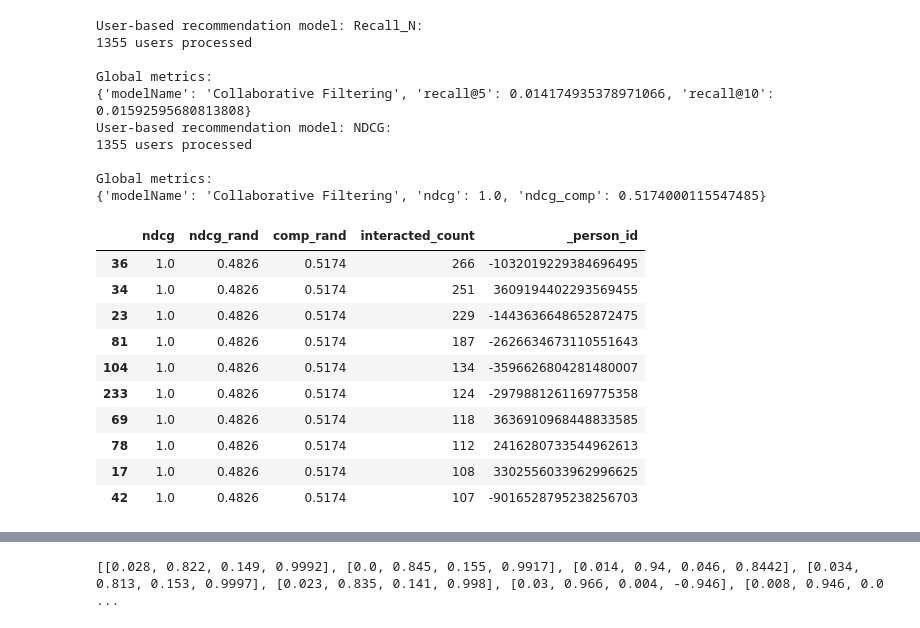
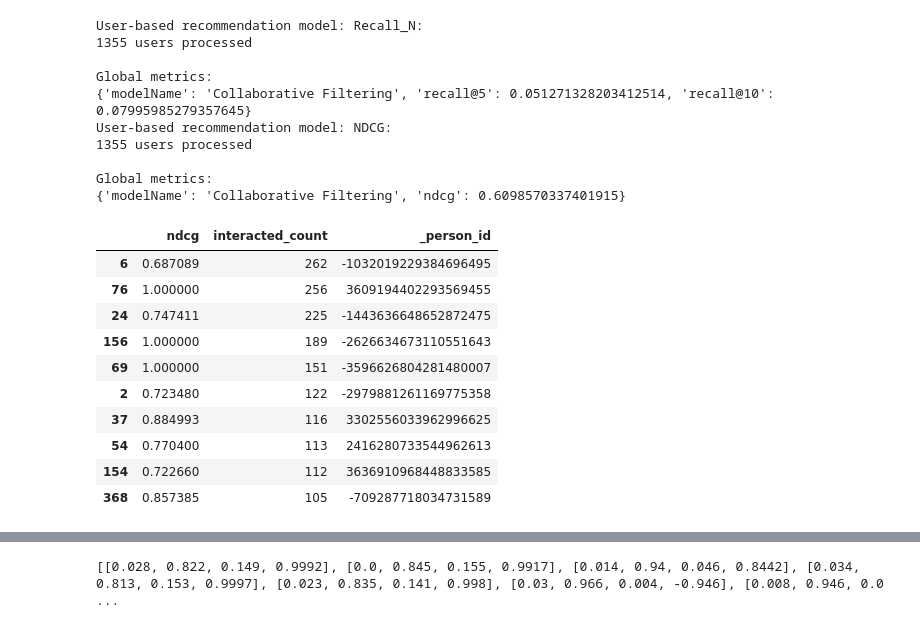
Before and after one commit to MK473203/NLP_project_35, a Jupyter notebook: project.ipynb, the cells around one changed output, grey strips where cells are left out. Cells and saved outputs as stored; diff of their text form; code cells hidden in the pictures.

```diff
--- a/project.ipynb
+++ b/project.ipynb
@@ -363,4 +251,7 @@ item_recommender_model.recommend_items(-9016528795238256703)
 # %%
+#2–3
+#Recall@N implementation is based on Kaggle Recommendation systems 101
+
 class Recall_n:
 
     def get_items_interacted(self, person_id, interactions_dat):
@@ -401,12 +292,13 @@ class Recall_n:
 
         hits_at_5_count = 0
         hits_at_10_count = 0
+        hits_at_30_count = 0
         #For each item the user has interacted in test set
         for item_id in person_interacted_items_testset:
             #Getting a random sample (100) items the user has not interacted
             #(to represent items that are assumed to be no relevant to the user)
             non_interacted_items_sample = self.get_not_interacted_items_sample(person_id,
-                                                                          sample_size=101,
+                                                                          sample_size=100,
                                                                           seed=item_id%(2**32))
 
             #Combining the current interacted item with the 100 random items
@@ -415,22 +307,28 @@ class Recall_n:
             #Filtering only recommendations that are either the interacted item or from a random sample of 100 non-interacted items
             valid_recs_df = person_recs_df[person_recs_df['contentId'].isin(items_to_filter_recs)]
             valid_recs = valid_recs_df['contentId'].values
+            #print(len(valid_recs))
+            #print(valid_recs)
             #Verifying if the current interacted item is among the Top-N recommended items
             hit_at_5, index_at_5 = self._verify_hit_top_n(item_id, valid_recs, 5)
             hits_at_5_count += hit_at_5
             hit_at_10, index_at_10 = self._verify_hit_top_n(item_id, valid_recs, 10)
             hits_at_10_count += hit_at_10
+            hit_at_30, index_at_30 = self._verify_hit_top_n(item_id, valid_recs, 30)
+            hits_at_30_count += hit_at_30
 
         #Recall is the rate of the interacted items that are ranked among the Top-N recommended items,
         #when mixed with a set of non-relevant items
         recall_at_5 = hits_at_5_count / float(interacted_items_count_testset)
         recall_at_10 = hits_at_10_count / float(interacted_items_count_testset)
+        recall_at_30 = hits_at_10_count / float(interacted_items_count_testset)
 
         person_metrics = {'hits@5_count':hits_at_5_count,
                           'hits@10_count':hits_at_10_count,
                           'interacted_count': interacted_items_count_testset,
                           'recall@5': recall_at_5,
-                          'recall@10': recall_at_10}
+                          'recall@10': recall_at_10,
+                          'recall@30': recall_at_30}
         return person_metrics
 
     def evaluate_model(self, model):
@@ -614,32 +479,34 @@ Global metrics:
 # %%
+#3
+#Evaluating user-based
 print('User-based recommendation model: Recall_N:')
-pop_global_metrics, pop_detailed_results_df = recall_n_evaluator.evaluate_model(user_recommender_model)
-print('\nGlobal metrics:\n%s' % pop_global_metrics)
-pop_detailed_results_df.head(10)
+pop_global_metrics_user_recall, pop_detailed_results_df_user_recall = recall_n_evaluator.evaluate_model(user_recommender_model2)
+print('\nGlobal metrics:\n%s' % pop_global_metrics_user_recall)
+pop_detailed_results_df_user_recall.head(10)
 
 print('User-based recommendation model: NDCG:')
-pop_global_metrics, pop_detailed_results_df = recall_ndcg_evaluator.evaluate_model(user_recommender_model, k=101)
-print('\nGlobal metrics:\n%s' % pop_global_metrics)
-pop_detailed_results_df.head(10)
+pop_global_metrics_user_ndcg, pop_detailed_results_df_user_ndcg = recall_ndcg_evaluator.evaluate_model(user_recommender_model2, k=101)
+print('\nGlobal metrics:\n%s' % pop_global_metrics_user_ndcg)
+pop_detailed_results_df_user_ndcg.head(10)
 # %% [output]
 User-based recommendation model: Recall_N:
 1355 users processed
 
 Global metrics:
-{'modelName': 'Collaborative Filtering', 'recall@5': 0.014174935378971066, 'recall@10': 0.01592595680813808}
+{'modelName': 'Collaborative Filtering', 'recall@5': 0.051271328203412514, 'recall@10': 0.07995985279357645}
 User-based recommendation model: NDCG:
 1355 users processed
 
 Global metrics:
-{'modelName': 'Collaborative Filtering', 'ndcg': 1.0, 'ndcg_comp': 0.5174000115547485}
+{'modelName': 'Collaborative Filtering', 'ndcg': 0.6098570337401915}
-|  | ndcg | ndcg_rand | comp_rand | interacted_count | _person_id |
-| 36 | 1.0 | 0.4826 | 0.5174 | 266 | -1032019229384696495 |
-| 34 | 1.0 | 0.4826 | 0.5174 | 251 | 3609194402293569455 |
-| 23 | 1.0 | 0.4826 | 0.5174 | 229 | -1443636648652872475 |
-| 81 | 1.0 | 0.4826 | 0.5174 | 187 | -2626634673110551643 |
-| 104 | 1.0 | 0.4826 | 0.5174 | 134 | -3596626804281480007 |
-| 233 | 1.0 | 0.4826 | 0.5174 | 124 | -2979881261169775358 |
-| 69 | 1.0 | 0.4826 | 0.5174 | 118 | 3636910968448833585 |
-| 78 | 1.0 | 0.4826 | 0.5174 | 112 | 2416280733544962613 |
-| 17 | 1.0 | 0.4826 | 0.5174 | 108 | 3302556033962996625 |
-| 42 | 1.0 | 0.4826 | 0.5174 | 107 | -9016528795238256703 |
+|  | ndcg | interacted_count | _person_id |
+| 6 | 0.687089 | 262 | -1032019229384696495 |
+| 76 | 1.000000 | 256 | 3609194402293569455 |
+| 24 | 0.747411 | 225 | -1443636648652872475 |
+| 156 | 1.000000 | 189 | -2626634673110551643 |
+| 69 | 1.000000 | 151 | -3596626804281480007 |
+| 2 | 0.723480 | 122 | -2979881261169775358 |
+| 37 | 0.884993 | 116 | 3302556033962996625 |
+| 54 | 0.770400 | 113 | 2416280733544962613 |
+| 154 | 0.722660 | 112 | 3636910968448833585 |
+| 368 | 0.857385 | 105 | -709287718034731589 |
```
Also changed, not shown: parts of 24 cells of this notebook.
